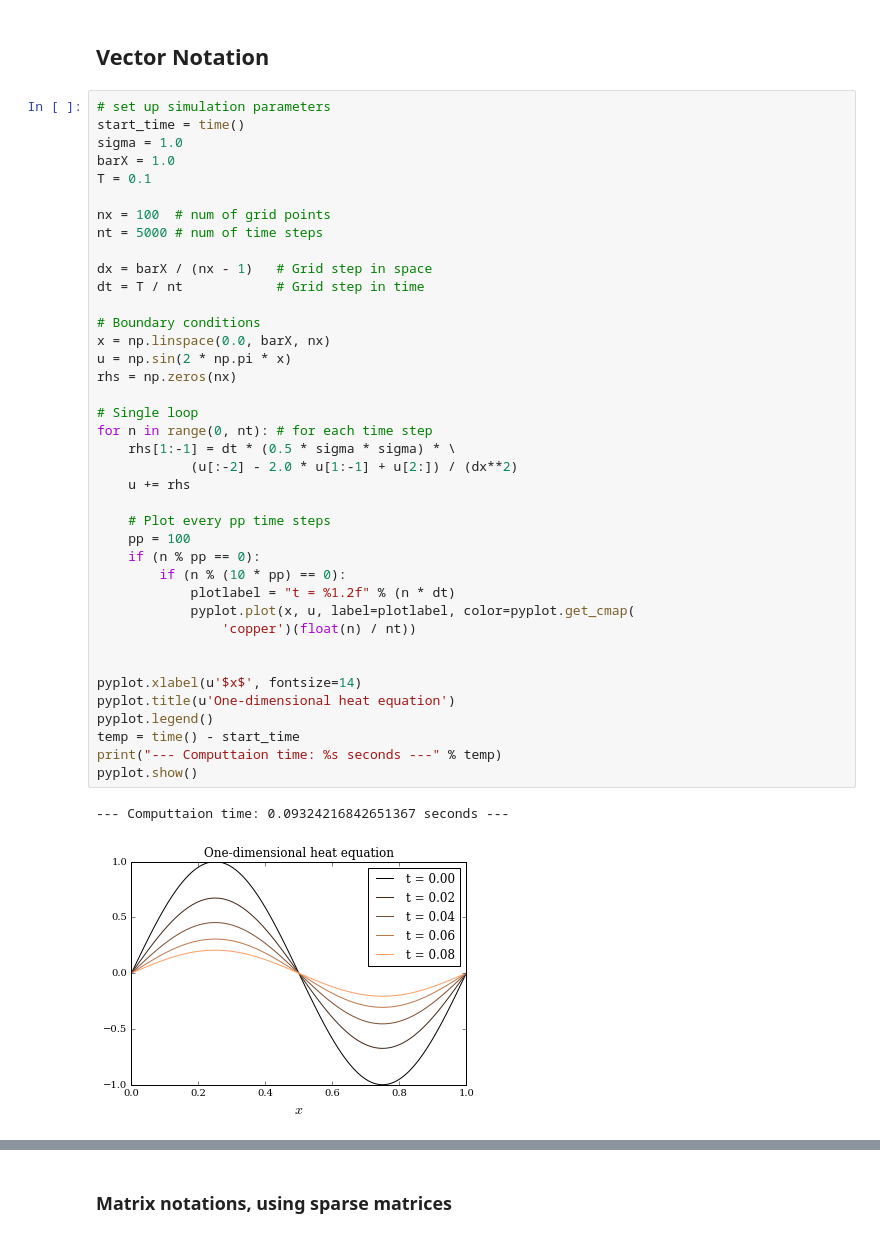
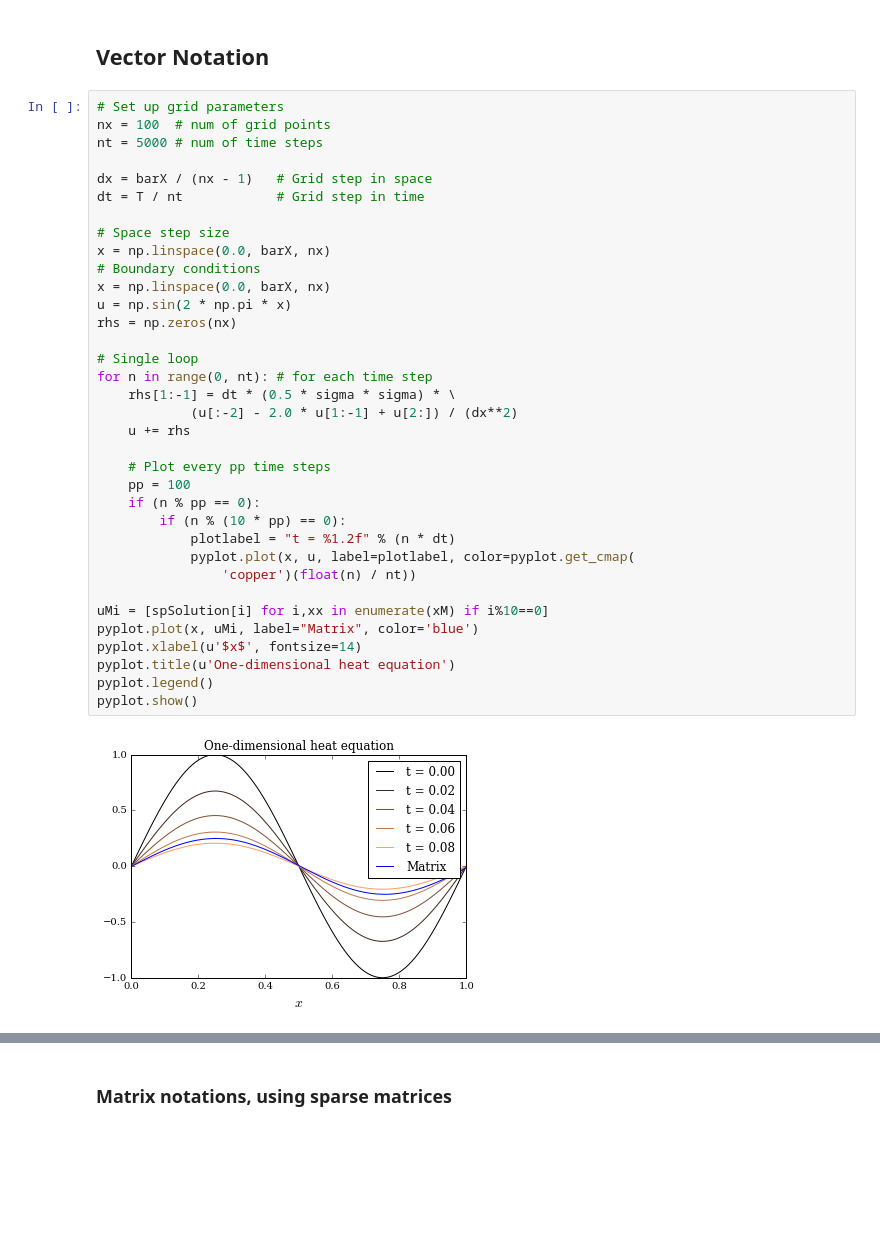
Before and after one commit to gavinconran/numerical-finance, a Jupyter notebook: 03_Discretisation/Heat_FDExplicit/IPythonHeatFD.ipynb, the cells around one changed output, grey strips where cells are left out. Drawn from its saved outputs; the diff is of its cells as text; blank space fills up the shorter version.

Commit message:
added matrix solution to IPythonHeatFD.ipynb

```diff
--- a/03_Discretisation/Heat_FDExplicit/IPythonHeatFD.ipynb
+++ b/03_Discretisation/Heat_FDExplicit/IPythonHeatFD.ipynb
@@ -69,44 +73,39 @@ pyplot.show()
 # %% [markdown]
 ## Vector Notation
 # %%
-# set up simulation parameters
-start_time = time()
-sigma = 1.0
-barX = 1.0
-T = 0.1
-
+# Set up grid parameters
 nx = 100  # num of grid points
 nt = 5000 # num of time steps
 
 dx = barX / (nx - 1)   # Grid step in space
 dt = T / nt            # Grid step in time
 
+# Space step size
+x = np.linspace(0.0, barX, nx)
 # Boundary conditions
 x = np.linspace(0.0, barX, nx)
 u = np.sin(2 * np.pi * x)
 rhs = np.zeros(nx)
 
 # Single loop
 for n in range(0, nt): # for each time step
     rhs[1:-1] = dt * (0.5 * sigma * sigma) * \
             (u[:-2] - 2.0 * u[1:-1] + u[2:]) / (dx**2)
     u += rhs
 
     # Plot every pp time steps
     pp = 100
     if (n % pp == 0):
         if (n % (10 * pp) == 0):
             plotlabel = "t = %1.2f" % (n * dt)
             pyplot.plot(x, u, label=plotlabel, color=pyplot.get_cmap(
                 'copper')(float(n) / nt))
 
-
+uMi = [spSolution[i] for i,xx in enumerate(xM) if i%10==0]
+pyplot.plot(x, uMi, label="Matrix", color='blue')
 pyplot.xlabel(u'$x$', fontsize=14)
 pyplot.title(u'One-dimensional heat equation')
 pyplot.legend()
-temp = time() - start_time
-print("--- Computtaion time: %s seconds ---" % temp)
 pyplot.show()
 # %% [output]
---- Computtaion time: 0.09324216842651367 seconds ---
-[figure, old version]
+[figure, new version]
```
Also changed, not shown: parts of 7 cells of this notebook.
